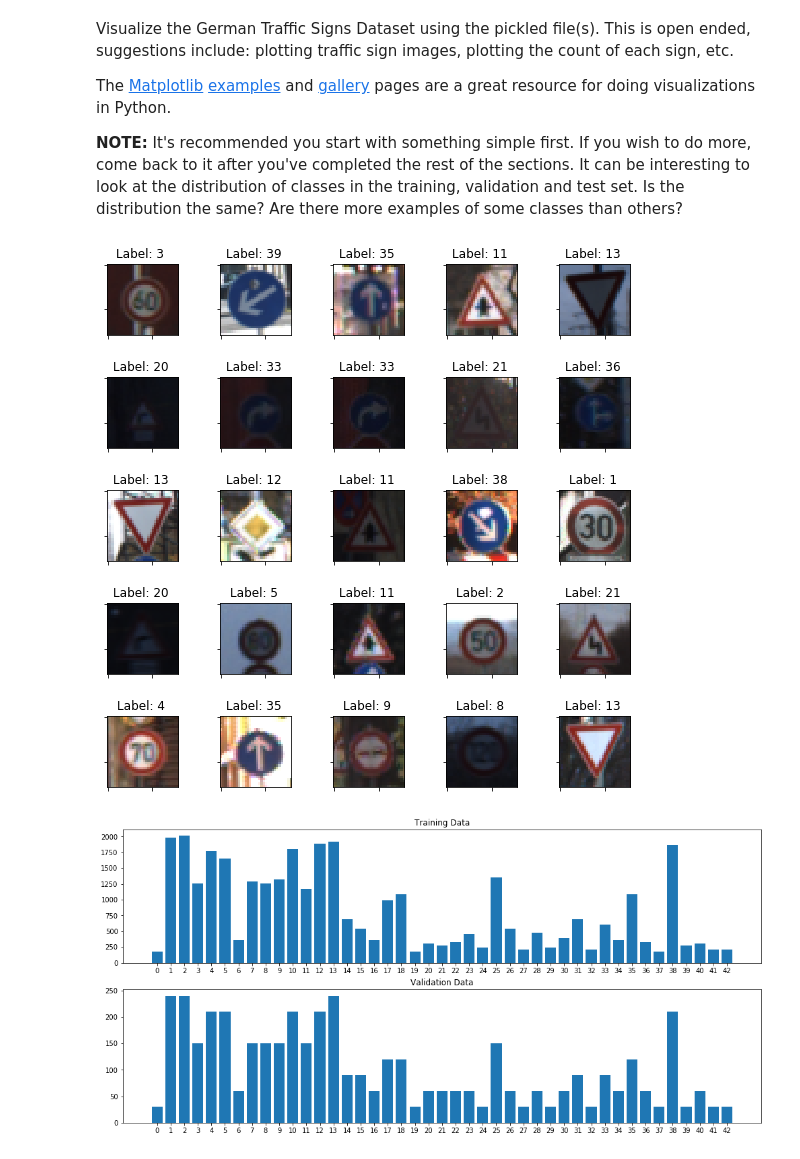
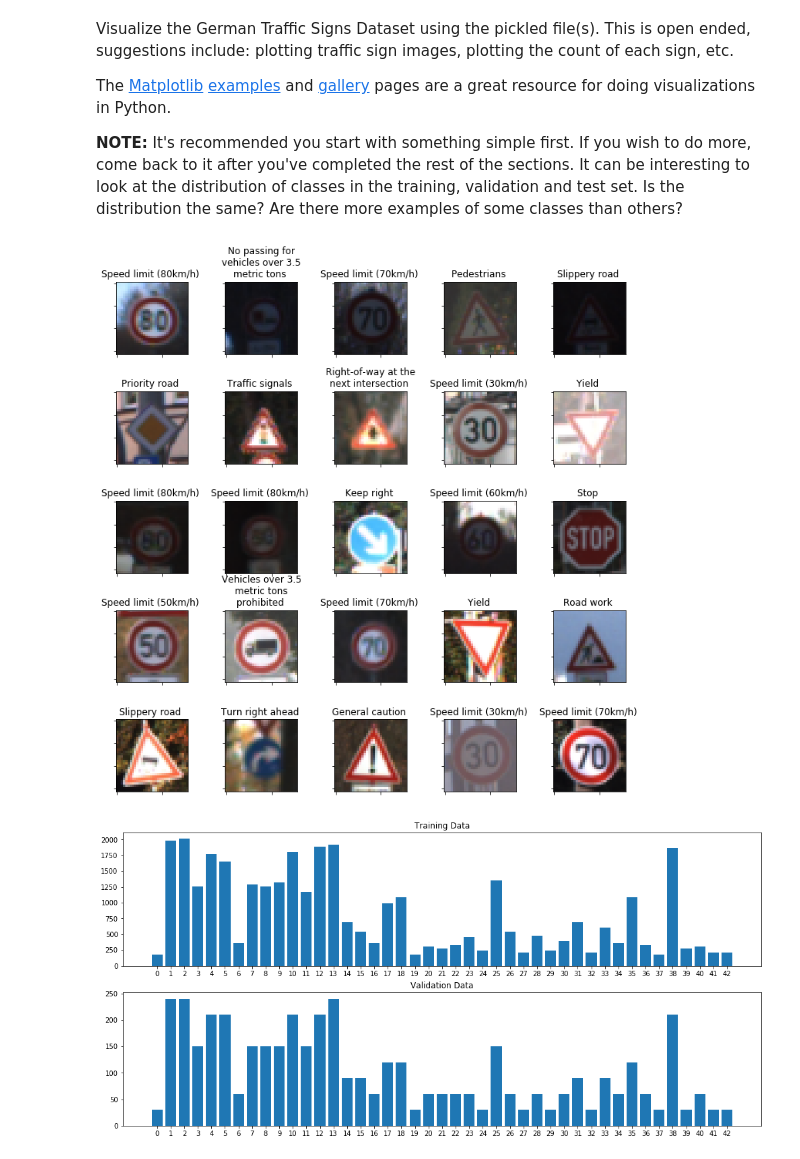
Before and after one commit to nins-k/CarND-Traffic-Sign-Classifier-Project, a Jupyter notebook: Traffic_Sign_Classifier.ipynb, the cells around one changed output. Drawn from its saved outputs; the diff is of its cells as text; code cells hidden in the pictures.

Commit message:
Added graphs

```diff
--- a/Traffic_Sign_Classifier.ipynb
+++ b/Traffic_Sign_Classifier.ipynb
@@ -108,23 +110,31 @@ import matplotlib.pyplot as plt
 n_examples = 25
 n_cols = 5
 n_rows = 5
+# %%
+# Helper function which returns the Sign Name string for a given class value
+sign_data = pd.read_csv("signnames.csv")
+
+def signname(class_index):
+    if class_index < 0 or class_index > (n_classes-1):
+        return "Invalid Class Index"
+    return sign_data['SignName'][class_index]
 # %%
 # Select and display random training images
 
 examples = np.random.randint(0, len(y_train), n_examples)
 X_examples = X_train[examples]
 y_examples = y_train[examples]
 
-fig, sub = plt.subplots(nrows=n_rows, ncols=n_cols, figsize=(8,8))
+fig, sub = plt.subplots(nrows=n_rows, ncols=n_cols, figsize=(10,10))
 fig.tight_layout()
 sub = sub.flatten()
 for index in range(len(examples)):
-    sub[index].set(title="Label: %i " % y_examples[index])
+    sub[index].set(title="%s " % "\n".join(wrap(signname(y_examples[index]), 20)))
     sub[index].set_yticklabels([])
     sub[index].set_xticklabels([])
     sub[index].imshow(X_examples[index])
 # %% [output]
-[figure, old version]
+[figure, new version]
 # %%
 # Distribution of Training and Validation data
 fig, (h_train, h_valid) = plt.subplots(nrows=2, ncols=1, figsize=(17,8))
```
Also changed, not shown: parts of 6 cells of this notebook, 5 other files.
